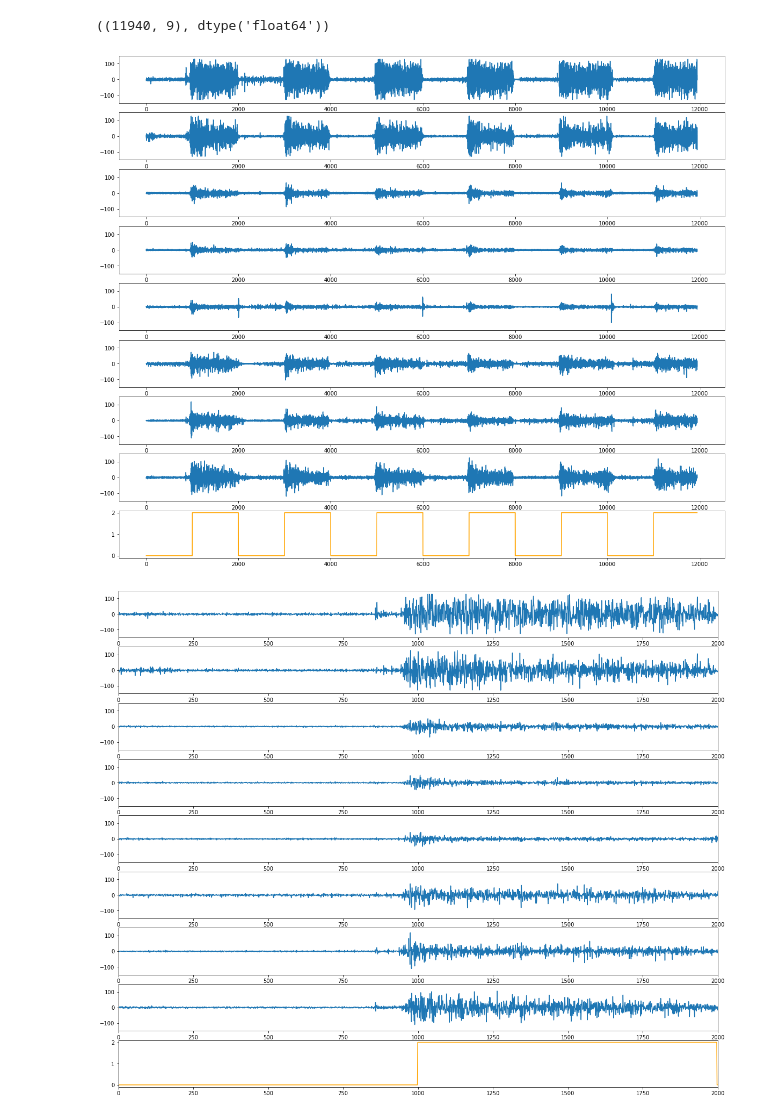
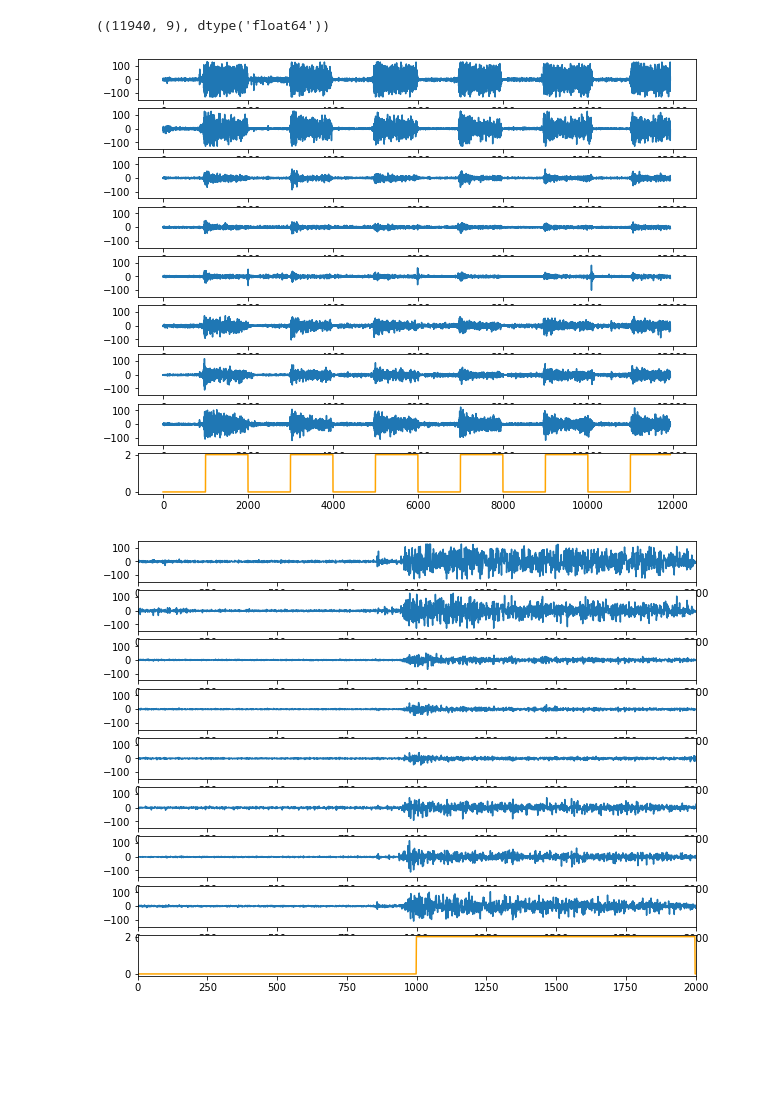
Before and after one commit to aljazfrancic/myo-readings-dataset, a Jupyter notebook: load-example/load-example.ipynb, the cells around one changed output. Cells and saved outputs as stored; diff of their text form; code cells hidden in the pictures; blank space fills up the shorter version.

```diff
--- a/load-example/load-example.ipynb
+++ b/load-example/load-example.ipynb
@@ -9,22 +9,22 @@ data.shape, data.dtype
 ((11940, 9), dtype('float64'))
 # %%
 def draw(xlim):
-    plt.figure(figsize=(20, 17))
+    plt.figure(figsize=(10, 8))
     # draw EMG
     for chan in range(8):
         plt.subplot(9, 1, chan + 1)
         plt.plot(data[:, chan])
         plt.ylim(-150, 150)
         plt.xlim(xlim)
     # draw class/gesture label
     plt.subplot(9, 1, 9)
     plt.plot(data[:, 8], color = "orange")
     plt.xlim(xlim)
 
 # draw whole graph
 draw(None)
 # draw first 10 seconds
 draw((0, 2000))
 # %% [output]
-[figure, old version]
+[figure, new version]
-[figure, old version]
+[figure, new version]
```
